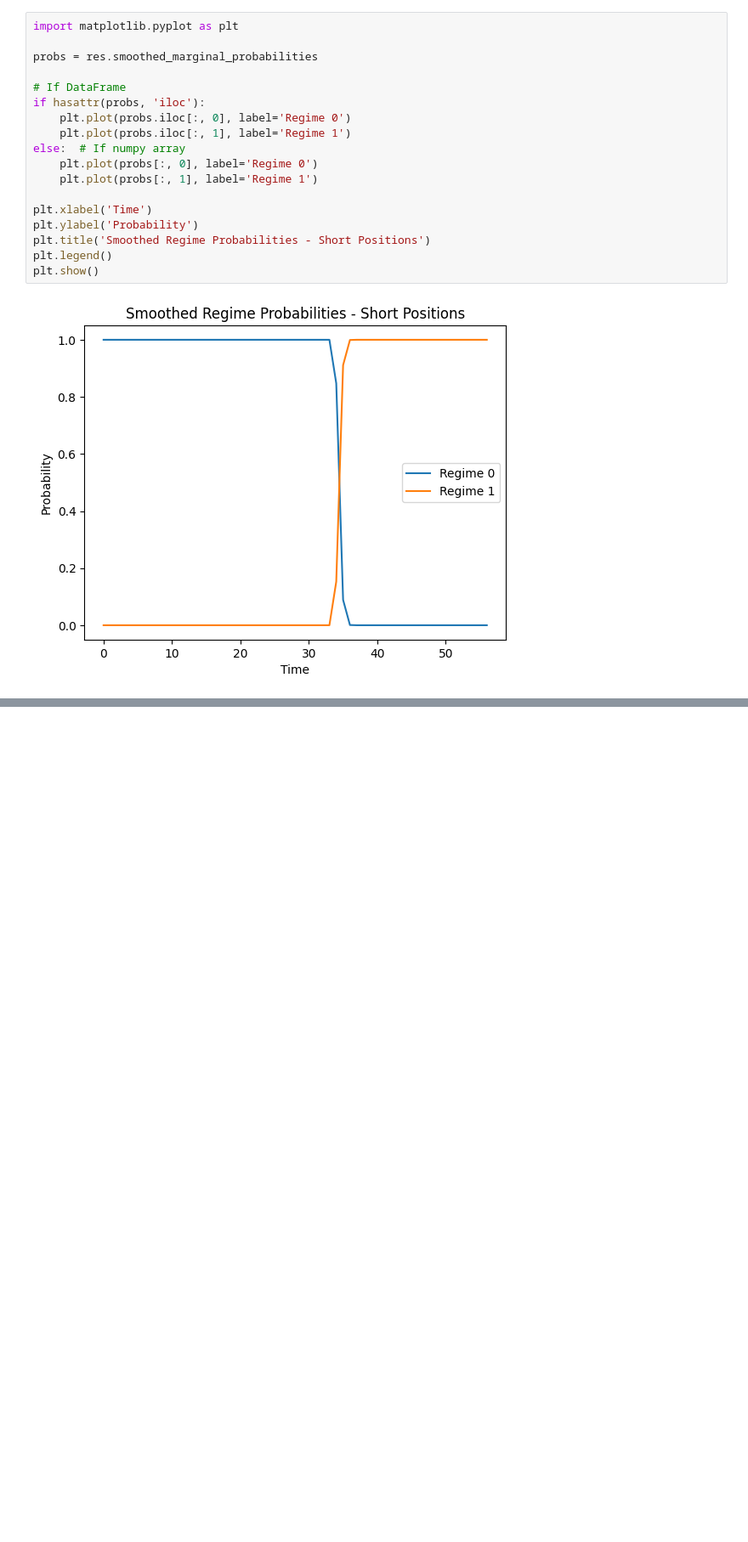
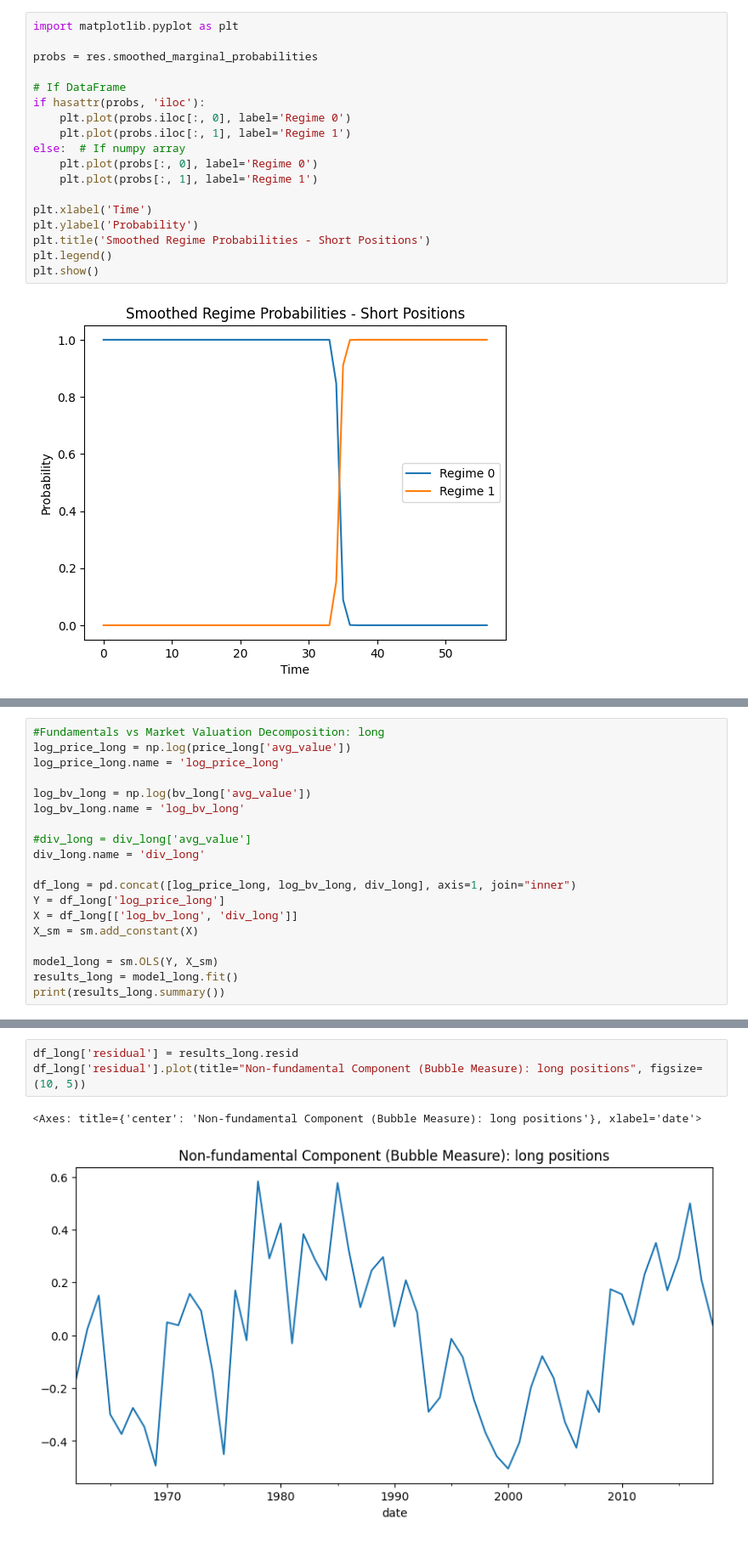
Before and after one commit to justusschenk/valueinvesting, a Jupyter notebook: Market Structure Transformation.ipynb, the cells around one changed output, grey strips where cells are left out. Shown at 85% size. Drawn from its saved outputs; the diff is of its cells as text; blank space fills up the shorter version.

```diff
--- a/Market Structure Transformation.ipynb
+++ b/Market Structure Transformation.ipynb
@@ -406,0 +516,19 @@ plt.show()
+# %%
+#Fundamentals vs Market Valuation Decomposition: long
+log_price_long = np.log(price_long['avg_value'])
+log_price_long.name = 'log_price_long'
+
+log_bv_long = np.log(bv_long['avg_value'])
+log_bv_long.name = 'log_bv_long'
+
+#div_long = div_long['avg_value']
+div_long.name = 'div_long'
+
+df_long = pd.concat([log_price_long, log_bv_long, div_long], axis=1, join="inner")
+Y = df_long['log_price_long']
+X = df_long[['log_bv_long', 'div_long']]
+X_sm = sm.add_constant(X)
+
+model_long = sm.OLS(Y, X_sm)
+results_long = model_long.fit()
+print(results_long.summary())
@@ -406,0 +553,6 @@ plt.show()
+# %%
+df_long['residual'] = results_long.resid
+df_long['residual'].plot(title="Non-fundamental Component (Bubble Measure): long positions", figsize=(10, 5))
+# %% [output]
+<Axes: title={'center': 'Non-fundamental Component (Bubble Measure): long positions'}, xlabel='date'>
+[figure, added]
```
Also changed, not shown: parts of 20 cells of this notebook, 6 other files.
